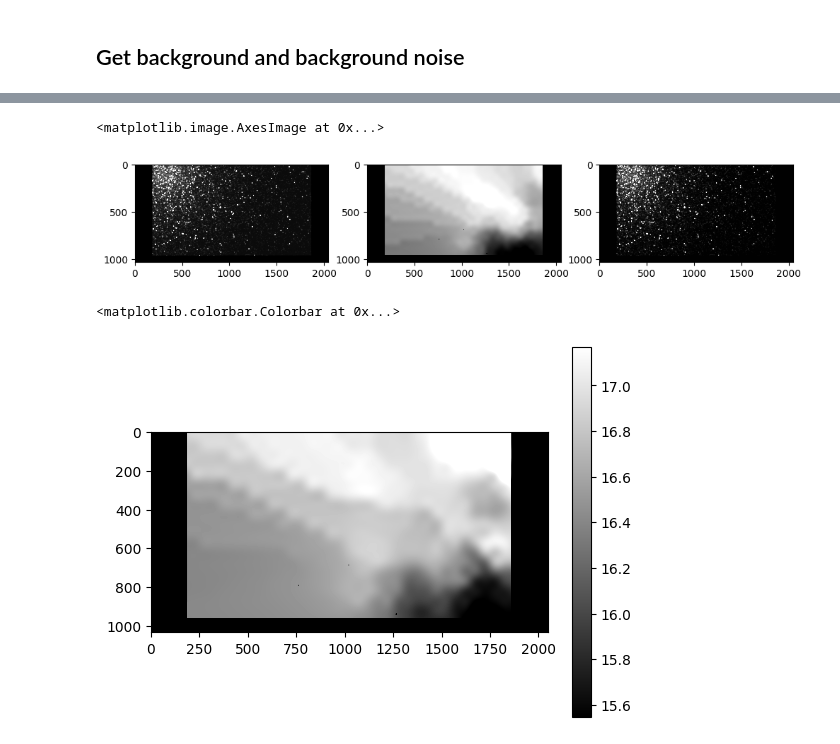
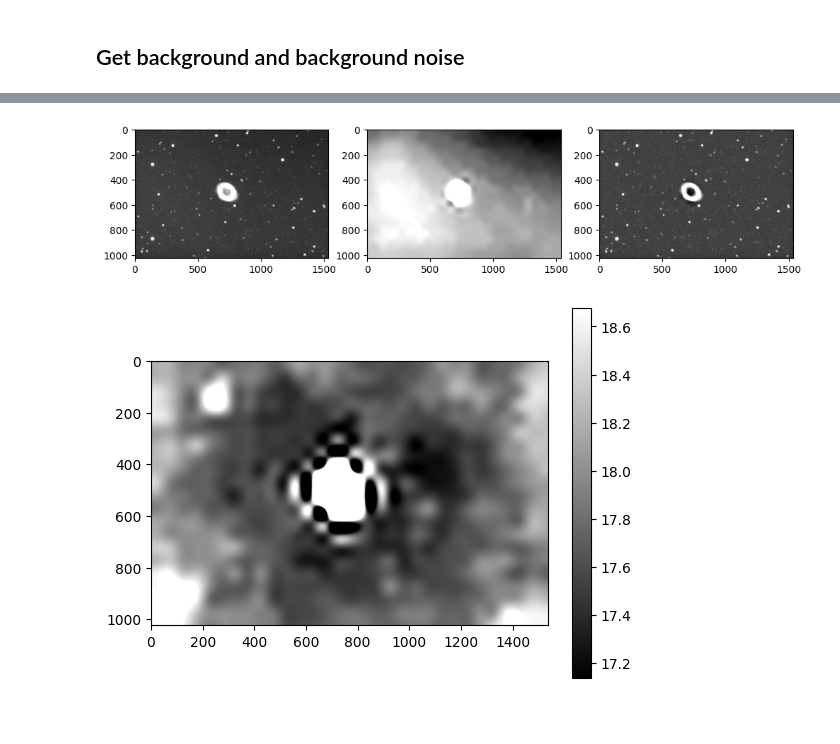
Before and after one commit to wisewizardofthestars/LA, a Jupyter notebook: III-Data_Reduction_and_Background.ipynb, the cells around one changed output, grey strips where cells are left out. Drawn from its saved outputs; the diff is of its cells as text; code cells hidden in the pictures; blank space fills up the shorter version.

Commit message:
refactor code for our images; notebooks followed until III

```diff
--- a/III-Data_Reduction_and_Background.ipynb
+++ b/III-Data_Reduction_and_Background.ipynb
@@ -11,10 +12,2 @@ from astropy.io import fits
 # %% [markdown]
 ## Let's open fits files
-# %%
-dir = './' # directory where fits files are found
-file1= dir+'FORS2.2004-04-13T08_46_13.580.fits' #file names
-science = fits.getdata(file1)  # data matrices
-file2= dir+'master_bias.fits' #file names
-master_bias = fits.getdata(file2)  # data matrices
-file3= dir+'master_flat.fits' #file names
-master_flat = fits.getdata(file3)  # data matrices
@@ -60,9 +84,12 @@ Requirement already satisfied: packaging>=19.0 in /usr/local/lib/python3.10/dist
 # %%
-from photutils import Background2D,MedianBackground
+from photutils.background import Background2D, MedianBackground
 from astropy.stats import SigmaClip
 sigma_clip = SigmaClip(sigma=3.0)
 bkg_estimator = MedianBackground()
-bkg = Background2D(science_calibrated,(50,50),filter_size=(3,3),sigma_clip=sigma_clip, bkg_estimator=bkg_estimator,coverage_mask=mask)
-print("      Median background found: %f, median bkg noise: %f"
-      %(bkg.background_median,bkg.background_rms_median)  )
+bkg_list = []
+for science_calibrated, dirs in m57_science_calibrated:
+      bkg = Background2D(science_calibrated,(50,50),filter_size=(3,3),sigma_clip=sigma_clip, bkg_estimator=bkg_estimator)
+      print("      Median background found: %f, median bkg noise: %f"
+            %(bkg.background_median,bkg.background_rms_median)  )
+      bkg_list.append(bkg)
 # %% [output]
@@ -70,18 +113,25 @@ print("      Median background found: %f, median bkg noise: %f"
 # %%
-fig,ax = plt.subplots(1,3,figsize=(12,6))
-lo,up = np.percentile(science_calibrated,1),np.percentile(science_calibrated,99)
-ax[0].imshow(science_calibrated,cmap='gray',clim=(lo,up))
-lo,up = np.percentile(bkg.background[mask==False],1),np.percentile(bkg.background[mask==False],95)
-ax[1].imshow(bkg.background,cmap='gray',clim=(lo,up))
-lo,up = np.percentile(science_calibrated-bkg.background,1),np.percentile(science_calibrated-bkg.background,99)
-ax[2].imshow(science_calibrated-bkg.background,cmap='gray',clim=(lo,up))
+for idx, (science_calibrated, dirs) in enumerate(m57_science_calibrated):
+    bkg = bkg_list[idx]
+    fig,ax = plt.subplots(1,3,figsize=(12,6))
+    lo,up = np.percentile(science_calibrated,1),np.percentile(science_calibrated,99)
+    ax[0].imshow(science_calibrated,cmap='gray',clim=(lo,up))
+    lo,up = np.percentile(bkg.background,1),np.percentile(bkg.background,95)
+    ax[1].imshow(bkg.background,cmap='gray',clim=(lo,up))
+    lo,up = np.percentile(science_calibrated-bkg.background,1),np.percentile(science_calibrated-bkg.background,99)
+    ax[2].imshow(science_calibrated-bkg.background,cmap='gray',clim=(lo,up))
+
+
+
+    break
 # %% [output]
-<matplotlib.image.AxesImage at 0x...>
-[figure, old version]
+[figure, new version]
 # %%
-lo,up = np.percentile(bkg.background_rms[mask==False],1),np.percentile(bkg.background_rms[mask==False],95)
-plt.imshow(bkg.background_rms,cmap='gray',clim=(lo,up))
-plt.colorbar()
+for idx, (science_calibrated, dirs) in enumerate(m57_science_calibrated):
+    bkg = bkg_list[idx]
+    lo,up = np.percentile(bkg.background_rms,1),np.percentile(bkg.background_rms,95)
+    plt.imshow(bkg.background_rms,cmap='gray',clim=(lo,up))
+    plt.colorbar()
+    break
 # %% [output]
-<matplotlib.colorbar.Colorbar at 0x...>
-[figure, old version]
+[figure, new version]
```
Also changed, not shown: parts of 6 cells of this notebook, 1 other file.
